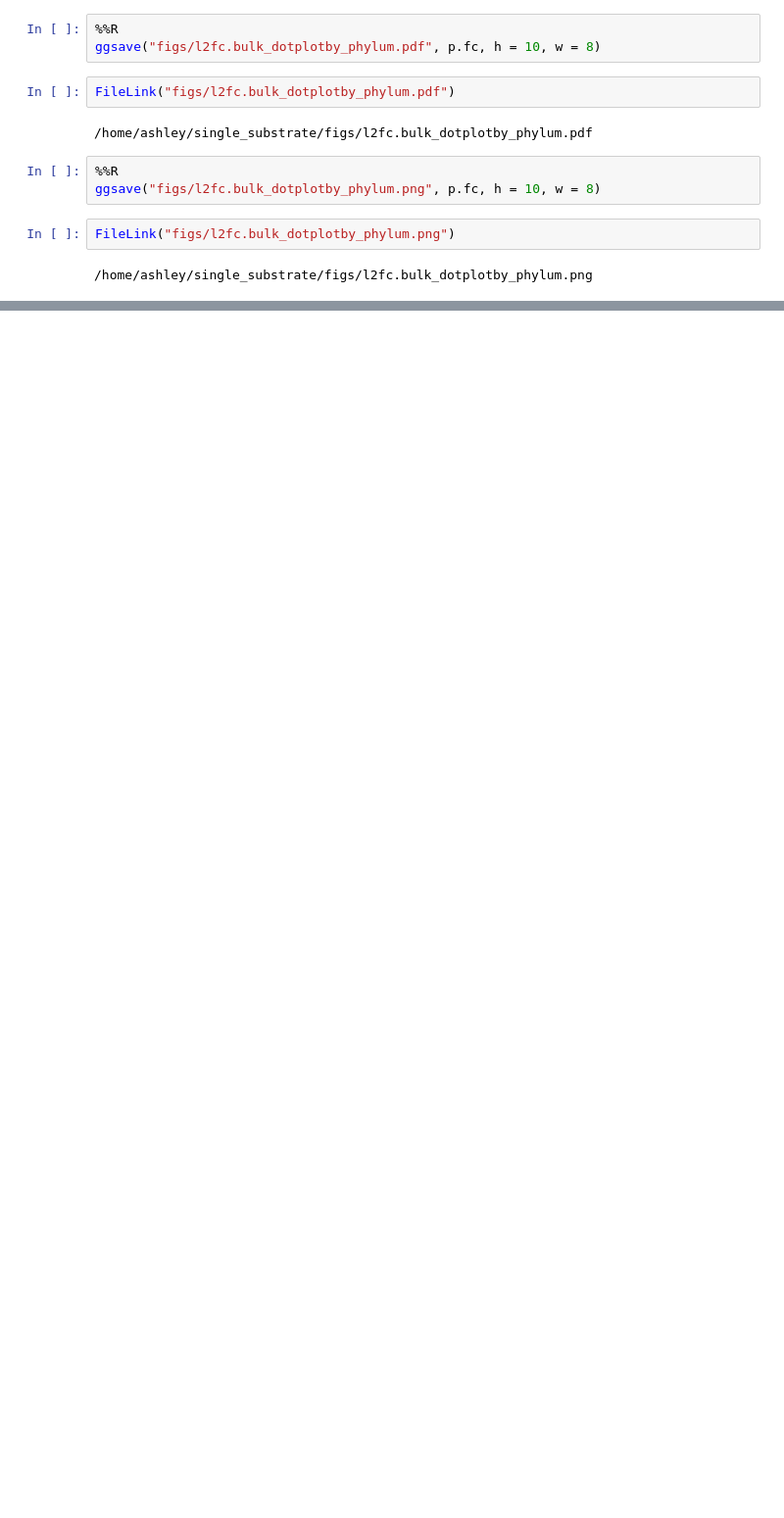
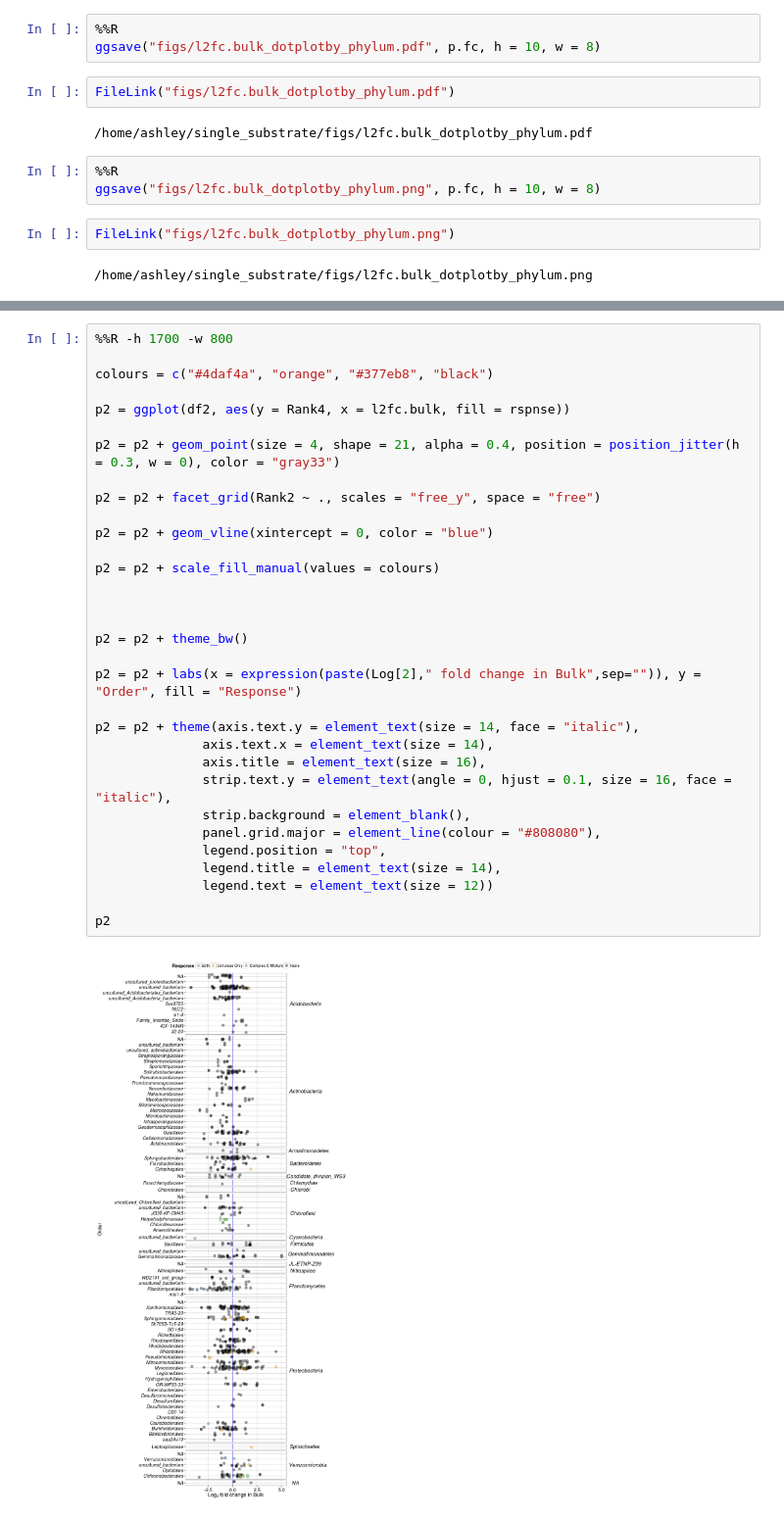
Before and after one commit to acampbellina/single_substrate, a Jupyter notebook: Bulk_l2fc.ipynb, the cells around one changed output, grey strips where cells are left out. Shown at 98% size. Saved outputs shown, nothing was run; the diff lists cells and outputs as text; blank space fills up the shorter version.

Commit message:
added figure with non-responders

```diff
--- a/Bulk_l2fc.ipynb
+++ b/Bulk_l2fc.ipynb
@@ -169,0 +218,34 @@ FileLink("figs/l2fc.bulk_dotplotby_phylum.png")
+# %%
+%%R -h 1700 -w 800
+
+colours = c("#4daf4a", "orange", "#377eb8", "black")
+
+p2 = ggplot(df2, aes(y = Rank4, x = l2fc.bulk, fill = rspnse))
+
+p2 = p2 + geom_point(size = 4, shape = 21, alpha = 0.4, position = position_jitter(h = 0.3, w = 0), color = "gray33")
+
+p2 = p2 + facet_grid(Rank2 ~ ., scales = "free_y", space = "free")
+
+p2 = p2 + geom_vline(xintercept = 0, color = "blue")
+
+p2 = p2 + scale_fill_manual(values = colours)
+
+
+
+p2 = p2 + theme_bw()
+
+p2 = p2 + labs(x = expression(paste(Log[2]," fold change in Bulk",sep="")), y = "Order", fill = "Response")
+
+p2 = p2 + theme(axis.text.y = element_text(size = 14, face = "italic"),
+              axis.text.x = element_text(size = 14),
+              axis.title = element_text(size = 16),
+              strip.text.y = element_text(angle = 0, hjust = 0.1, size = 16, face = "italic"),
+              strip.background = element_blank(),
+              panel.grid.major = element_line(colour = "#808080"),
+              legend.position = "top",
+              legend.title = element_text(size = 14),
+              legend.text = element_text(size = 12))
+
+p2
+# %% [output]
+[figure, added]
```
Also changed, not shown: parts of 6 cells of this notebook.
